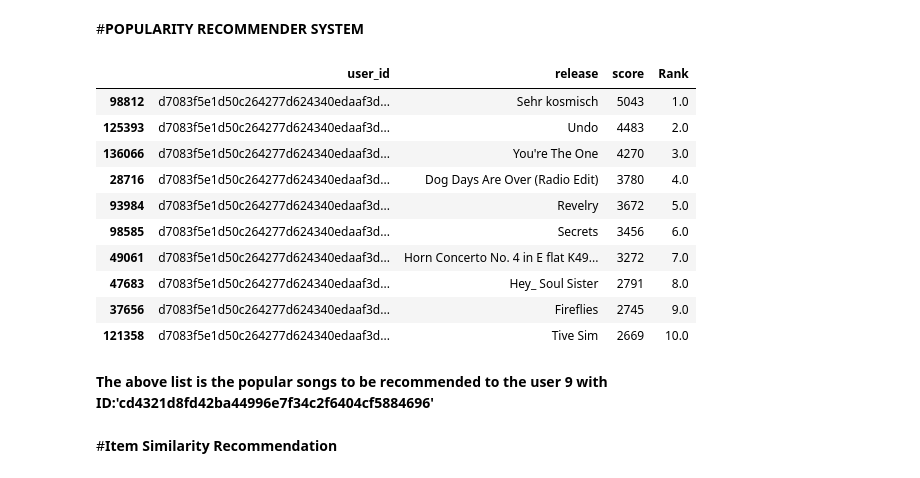
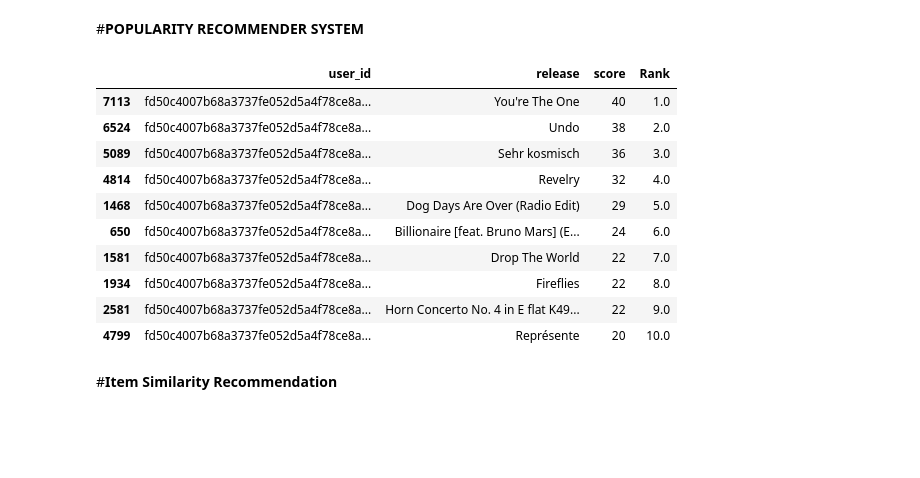
Before and after one commit to charithcherry/Innomatics_Internship_APR_21, a Jupyter notebook: Recommender System/Music_Rec_Sys.ipynb, the cells around one changed output. Drawn from its saved outputs; the diff is of its cells as text; code cells hidden in the pictures; blank space fills up the shorter version.

```diff
--- a/Recommender System/Music_Rec_Sys.ipynb
+++ b/Recommender System/Music_Rec_Sys.ipynb
@@ -422,3 +427,5 @@ song_grouped.sort_values(['freq','release'],ascending=[0,1])
+# %%
+songDet=song_df.head(10000)
 # %% [markdown]
 #**POPULARITY RECOMMENDER SYSTEM**
 # %%
@@ -469,19 +476,17 @@ pr.create(song_df,'user_id','release')
 # %%
-pr.recommend(song_df['user_id'][9])
+pr.recommend(songDet['user_id'][5])
 # %% [output]
 |  | user_id | release | score | Rank |
-| 98812 | d7083f5e1d50c264277d624340edaaf3d... | Sehr kosmisch | 5043 | 1.0 |
-| 125393 | d7083f5e1d50c264277d624340edaaf3d... | Undo | 4483 | 2.0 |
-| 136066 | d7083f5e1d50c264277d624340edaaf3d... | You're The One | 4270 | 3.0 |
-| 28716 | d7083f5e1d50c264277d624340edaaf3d... | Dog Days Are Over (Radio Edit) | 3780 | 4.0 |
-| 93984 | d7083f5e1d50c264277d624340edaaf3d... | Revelry | 3672 | 5.0 |
-| 98585 | d7083f5e1d50c264277d624340edaaf3d... | Secrets | 3456 | 6.0 |
-| 49061 | d7083f5e1d50c264277d624340edaaf3d... | Horn Concerto No. 4 in E flat K49... | 3272 | 7.0 |
-| 47683 | d7083f5e1d50c264277d624340edaaf3d... | Hey_ Soul Sister | 2791 | 8.0 |
-| 37656 | d7083f5e1d50c264277d624340edaaf3d... | Fireflies | 2745 | 9.0 |
-| 121358 | d7083f5e1d50c264277d624340edaaf3d... | Tive Sim | 2669 | 10.0 |
+| 7113 | fd50c4007b68a3737fe052d5a4f78ce8a... | You're The One | 40 | 1.0 |
+| 6524 | fd50c4007b68a3737fe052d5a4f78ce8a... | Undo | 38 | 2.0 |
+| 5089 | fd50c4007b68a3737fe052d5a4f78ce8a... | Sehr kosmisch | 36 | 3.0 |
+| 4814 | fd50c4007b68a3737fe052d5a4f78ce8a... | Revelry | 32 | 4.0 |
+| 1468 | fd50c4007b68a3737fe052d5a4f78ce8a... | Dog Days Are Over (Radio Edit) | 29 | 5.0 |
+| 650 | fd50c4007b68a3737fe052d5a4f78ce8a... | Billionaire [feat. Bruno Mars] (E... | 24 | 6.0 |
+| 1581 | fd50c4007b68a3737fe052d5a4f78ce8a... | Drop The World | 22 | 7.0 |
+| 1934 | fd50c4007b68a3737fe052d5a4f78ce8a... | Fireflies | 22 | 8.0 |
+| 2581 | fd50c4007b68a3737fe052d5a4f78ce8a... | Horn Concerto No. 4 in E flat K49... | 22 | 9.0 |
+| 4799 | fd50c4007b68a3737fe052d5a4f78ce8a... | Représente | 20 | 10.0 |
-# %% [markdown]
-**The above list is the popular songs to be recommended to the user 9 with ID:'cd4321d8fd42ba44996e7f34c2f6404cf5884696'**
 # %% [markdown]
 #**Item Similarity Recommendation**
 # %%
```
Also changed, not shown: parts of 23 cells of this notebook.
